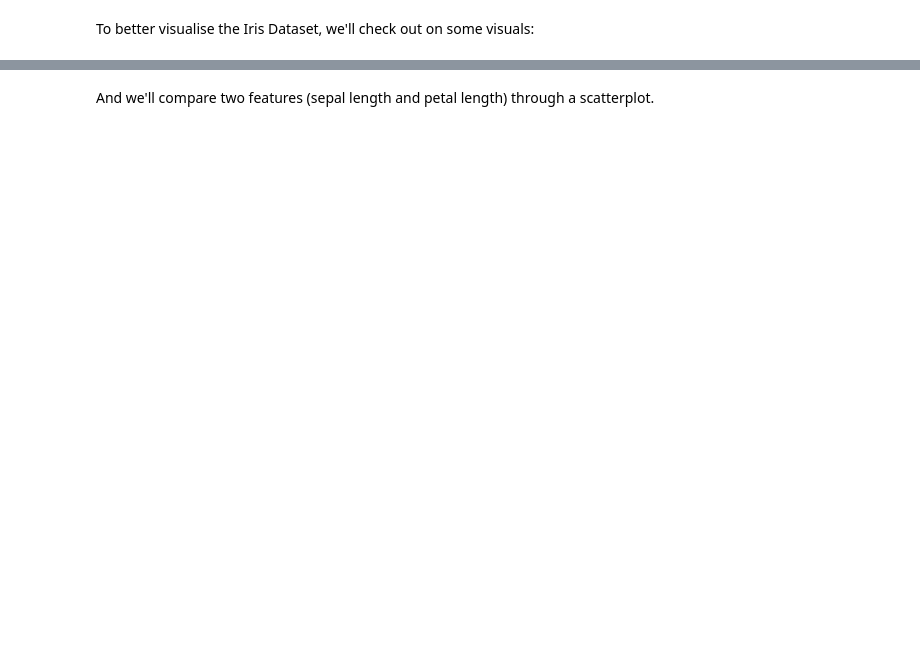
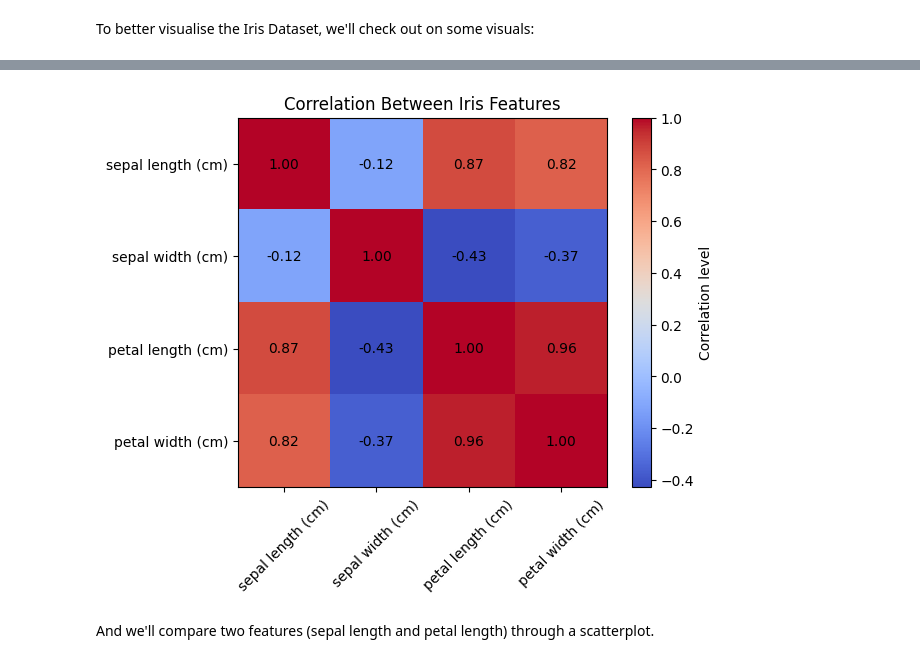
Before and after one commit to marianemcgrath/pands_project, a Jupyter notebook: analysis.ipynb, the cells around one changed output, grey strips where cells are left out. Drawn from its saved outputs; the diff is of its cells as text; code cells hidden in the pictures; blank space fills up the shorter version.

```diff
--- a/analysis.ipynb
+++ b/analysis.ipynb
@@ -111,3 +155,31 @@ plt.show()
+# %%
+# Now, we'll plot a heatmap for each feature, to see the correlation between them
+df = pd.DataFrame(iris.data, columns=iris.feature_names)
+correlation = df.corr()
+
+# Create the heatmap
+plt.imshow(correlation, cmap='coolwarm', interpolation='nearest')
+
+# Add feature names as labels
+plt.xticks(range(len(iris.feature_names)), iris.feature_names, rotation=45)
+plt.yticks(range(len(iris.feature_names)), iris.feature_names)
+
+# Add colorbar and title
+plt.colorbar(label='Correlation level')
+plt.title('Correlation Between Iris Features')
+
+# Add text for each cell
+for i in range(len(iris.feature_names)):
+    for j in range(len(iris.feature_names)):
+        plt.text(j, i, f'{correlation.iloc[i, j]:.2f}', ha='center', va='center', color='black')
+
+# Show the plot
+plt.show()
+
+# Source: https://www.geeksforgeeks.org/matplotlib-pyplot-imshow-in-python/ (Heatmap using imshow)
+# Source: https://matplotlib.org/stable/gallery/images_contours_and_fields/image_annotated_heatmap.html (Annotated Heatmap)
+# %% [output]
+[figure, added]
 # %% [markdown]
 And we'll compare two features (sepal length and petal length) through a scatterplot.
 # %%
```
Also changed, not shown: parts of 13 cells of this notebook.
